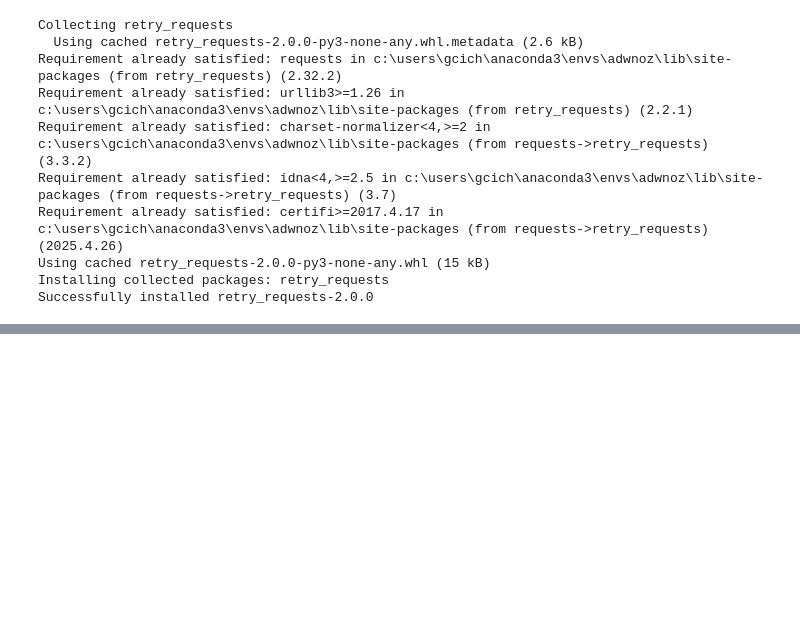
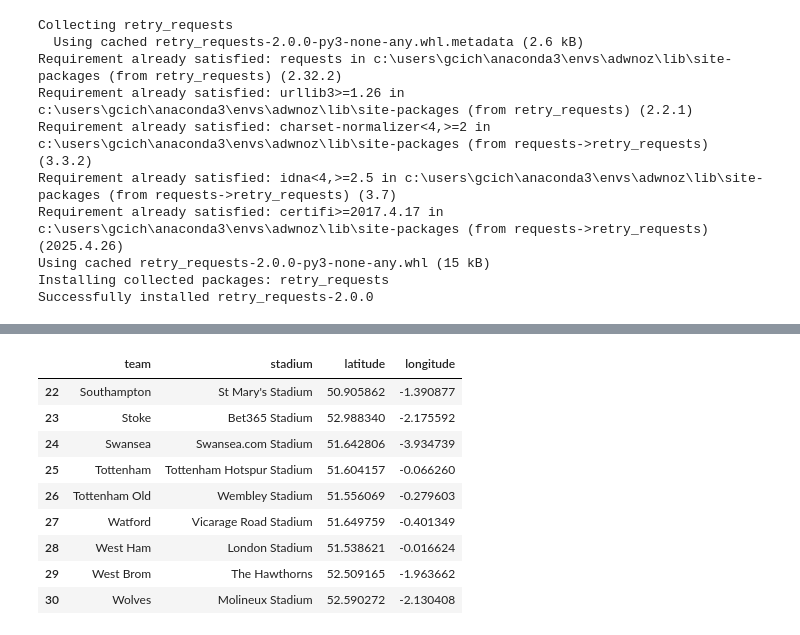
Before and after one commit to gcichy/master_project, a Jupyter notebook: data_extraction/get_weather_data.ipynb, the cells around one changed output, grey strips where cells are left out. Saved outputs shown, nothing was run; the diff lists cells and outputs as text; code cells hidden in the pictures; blank space fills up the shorter version.

```diff
--- a/data_extraction/get_weather_data.ipynb
+++ b/data_extraction/get_weather_data.ipynb
@@ -122,3 +121,16 @@ Could not find location for Bramall Lanen Stadium in Sheffield United.
+# %%
+stadium_loc_df.iloc[22:31, :]
+# %% [output]
+|  | team | stadium | latitude | longitude |
+| 22 | Southampton | St Mary's Stadium | 50.905862 | -1.390877 |
+| 23 | Stoke | Bet365 Stadium | 52.988340 | -2.175592 |
+| 24 | Swansea | Swansea.com Stadium | 51.642806 | -3.934739 |
+| 25 | Tottenham | Tottenham Hotspur Stadium | 51.604157 | -0.066260 |
+| 26 | Tottenham Old | Wembley Stadium | 51.556069 | -0.279603 |
+| 27 | Watford | Vicarage Road Stadium | 51.649759 | -0.401349 |
+| 28 | West Ham | London Stadium | 51.538621 | -0.016624 |
+| 29 | West Brom | The Hawthorns | 52.509165 | -1.963662 |
+| 30 | Wolves | Molineux Stadium | 52.590272 | -2.130408 |
 # %%
 min_data = '2017-08-11'
 max_data = '2025-05-26'
```
Also changed, not shown: parts of 6 cells of this notebook, 3 other files.
